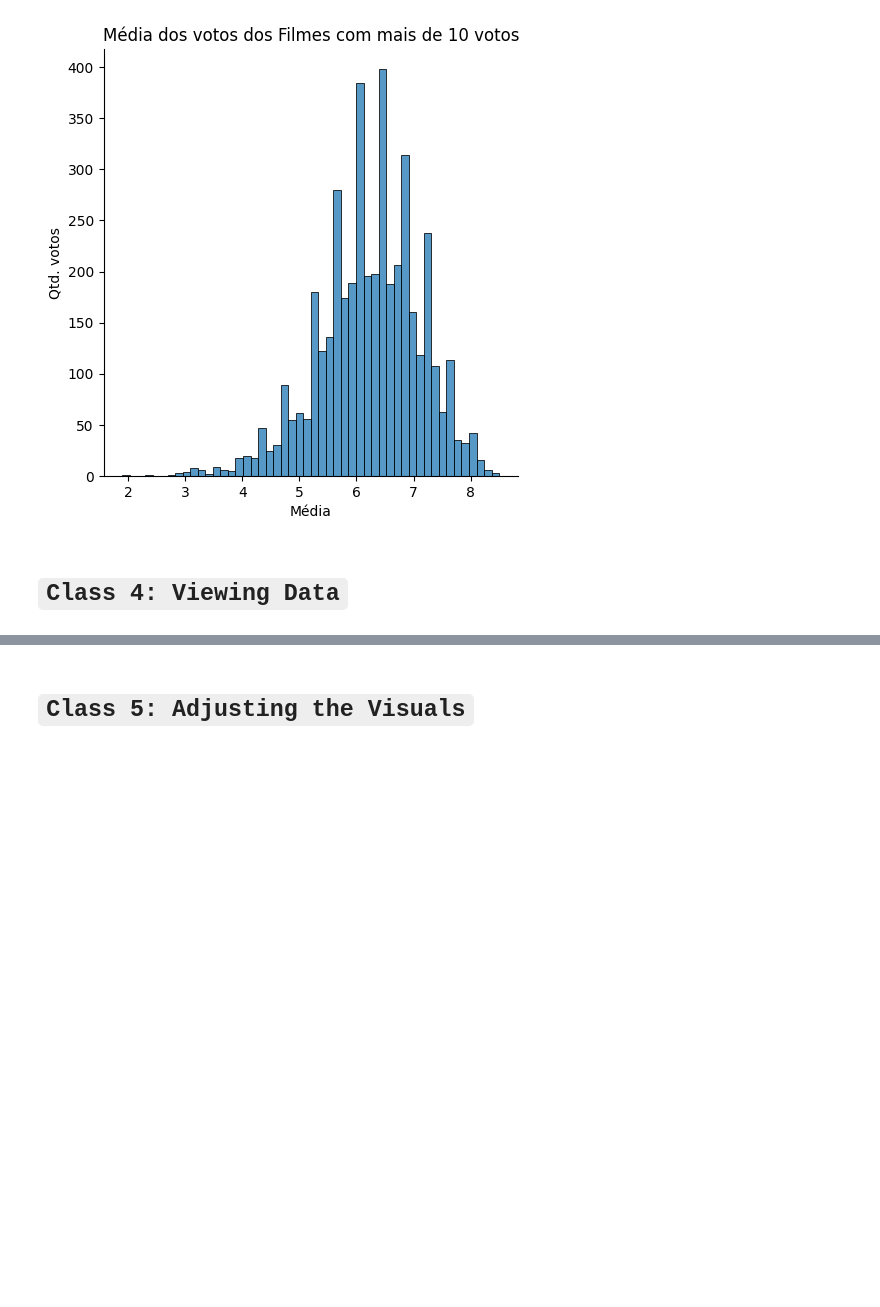
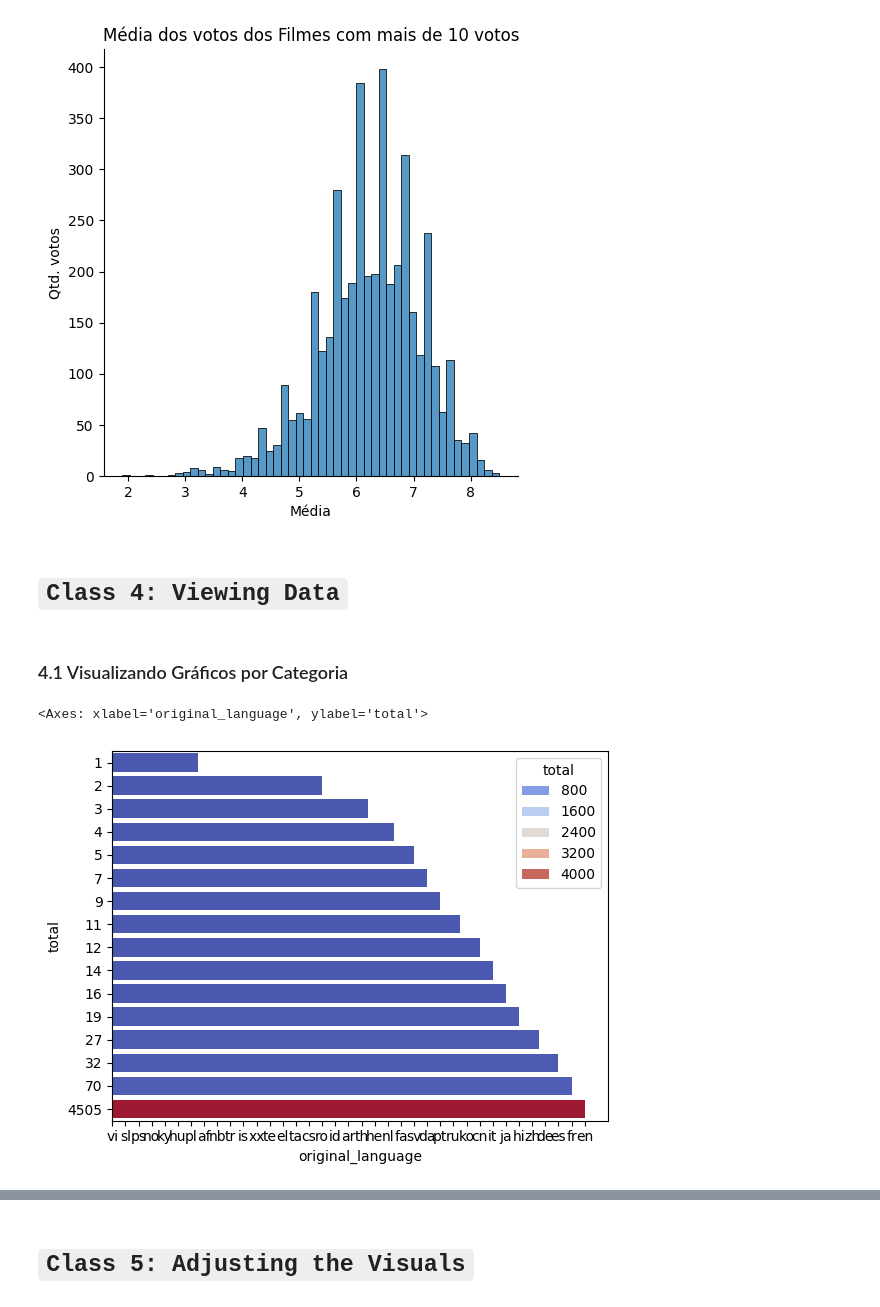
Before and after one commit to KaelDucatti/estudos-ds, a Jupyter notebook: data_science/explorando_analisando_dados/classes.ipynb, the cells around one changed output, grey strips where cells are left out. Saved outputs shown, nothing was run; the diff lists cells and outputs as text; code cells hidden in the pictures; blank space fills up the shorter version.

```diff
--- a/data_science/explorando_analisando_dados/classes.ipynb
+++ b/data_science/explorando_analisando_dados/classes.ipynb
@@ -273,3 +273,31 @@ plt.show()
 [figure]
 # %% [markdown]
 # `Class 4: Viewing Data`
+# %% [markdown]
+### 4.1 Visualizando Gráficos por Categoria
+# %%
+# mostando o número de vezes que cada valor único, da coluna "original_language", aparece
+total_por_lingua = df_3["original_language"].value_counts()
+
+# Transformando a Serie obita em um DataFrama
+total_por_lingua = total_por_lingua.to_frame()
+
+# resentando o index para organizar os cabeçalhos
+total_por_lingua = total_por_lingua.reset_index()
+
+# modificando o nome das colunas para que estejam coesas com o que esta sendo mostrado
+total_por_lingua.columns = ["original_language", "total"]
+
+# plotando o gráfico das informações obtidas
+sns.barplot(
+    data=total_por_lingua,
+    x="original_language",
+    y="total",
+    orient="h",
+    hue="total",
+    palette="coolwarm",
+    errorbar=None
+)
+# %% [output]
+<Axes: xlabel='original_language', ylabel='total'>
+[figure, added]
```
Also changed, not shown: parts of 4 cells of this notebook, 1 other file.
